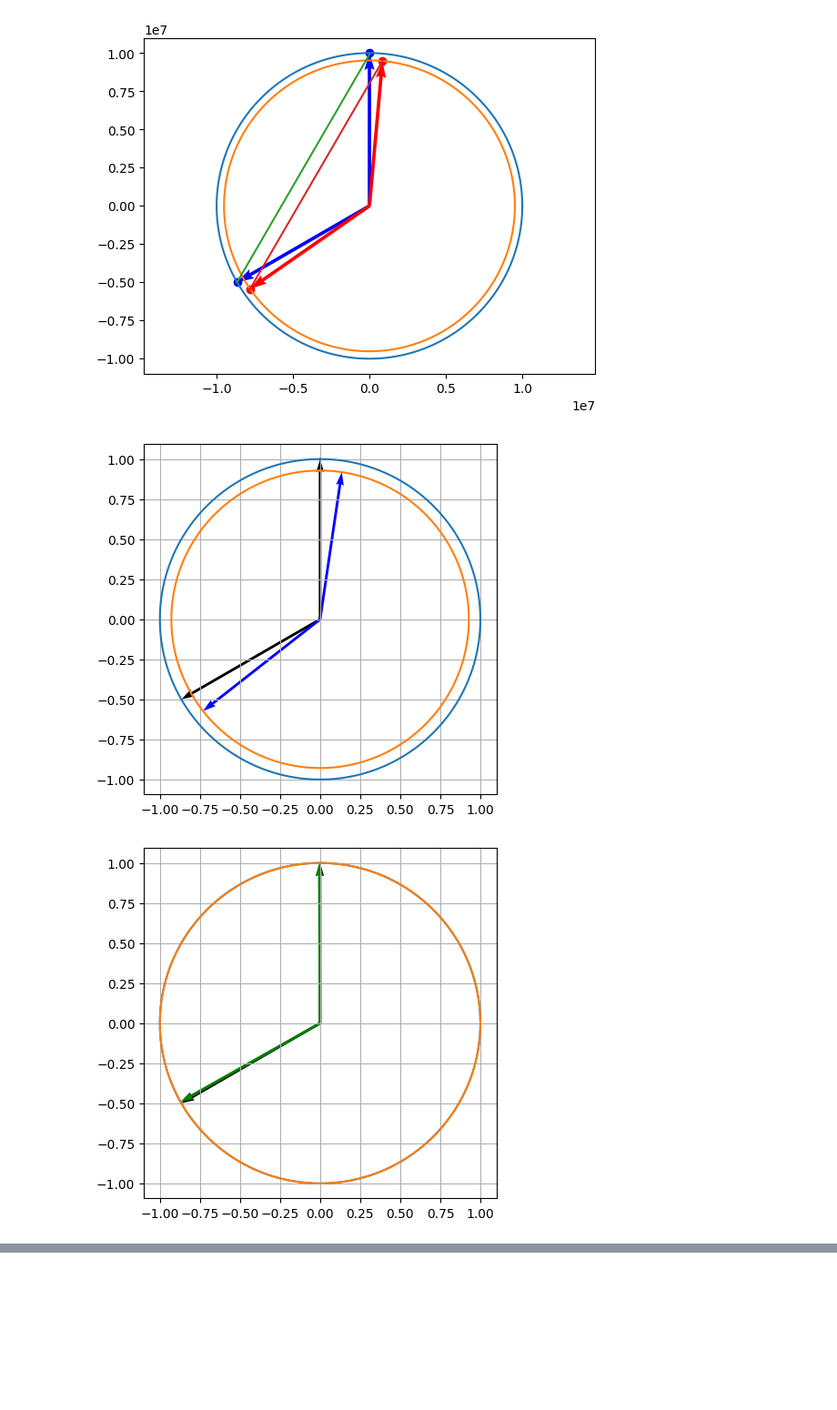
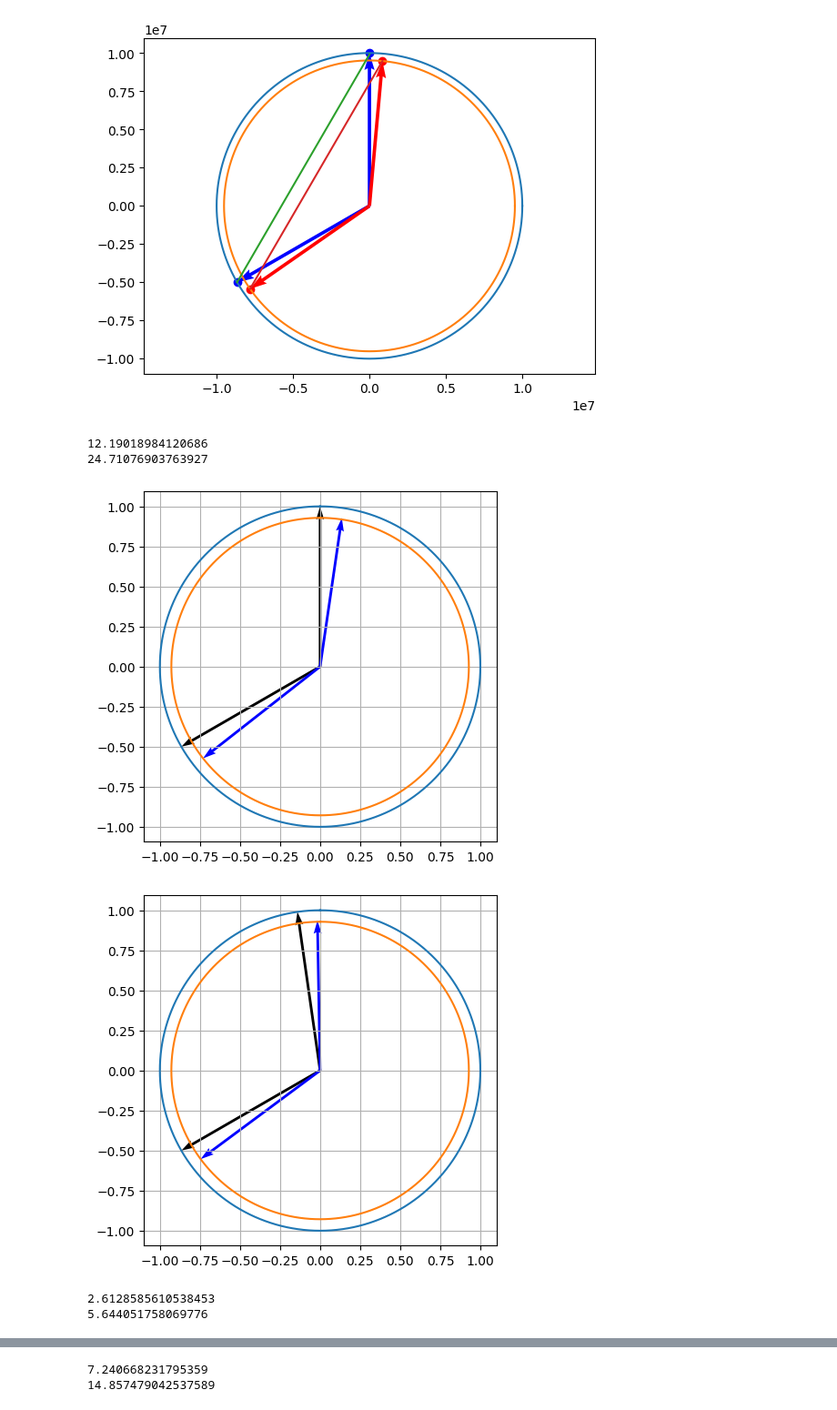
Before and after one commit to mhchoi960905/Holographic-optical-element-pre-compensation, a Jupyter notebook: wavelength_test_MHChoi.ipynb, the cells around one changed output, grey strips where cells are left out. Shown: that part at 91% size. Drawn from its saved outputs; the diff is of its cells as text; code cells hidden in the pictures; blank space fills up the shorter version.

```diff
--- a/wavelength_test_MHChoi.ipynb
+++ b/wavelength_test_MHChoi.ipynb
@@ -414,7 +414,7 @@ import matplotlib.pyplot as plt
 # Parameters
 cm, mm, um, nm = (1e-2, 1e-3, 1e-6, 1e-9)
 wvl_record = np.array([488*nm, 532*nm, 660*nm])
-wvl_disp_center = np.array([453*nm, 532*nm, 628*nm])
+wvl_disp_center = np.array([453*nm, 520*nm, 628*nm])
 num_wvl = len(wvl_record)
 shrinkage_HOE = 0.6 / 100 # achieved from project with naver labs
 n_air = 1.000277
@@ -466,7 +466,17 @@ for i in range(num_wvl):
       k_uvec_out_sig_record = np.array([x2_out, z2_out])
    else:
       k_uvec_out_sig_record = np.array([x1_out, z1_out])
-   k_uvec_out_ref_record = k_uvec_out_sig_record + K_uvec_out_precomp
+   k_uvec_out_ref_record = k_uvec_out_sig_record + K_uvec_out_ideal
+   K_uvec_out_record = k_uvec_out_ref_record - k_uvec_out_sig_record
+
+   new_alpha_wg = np.arctan(k_uvec_out_ref_record[0]/k_uvec_out_ref_record[1])
+   new_beta_wg = np.arctan(k_uvec_out_sig_record[0]/k_uvec_out_sig_record[1])
+   phi_wg_prism = theta_prism - new_beta_wg
+   phi_air_prism = angle_after_refract(phi_wg_prism,n_wg, n_air)
+   print(np.rad2deg(phi_air_prism))
+   phi_air_mirror = phi_air_prism - np.arcsin(n_wg/n_air * np.sin(-new_alpha_wg))
+   print(np.rad2deg(phi_air_mirror))
+
 
    a = K_uvec_in_precomp[0]; b = K_uvec_in_precomp[1]
    x1_in = -(a**2 - 2*b*(b/2 + (a*(-(a**2 + b**2 - 4*k_ratio**2)/(a**2 + b**2))**(1/2))/2) + b**2)/(2*a)
@@ -479,46 +489,51 @@ for i in range(num_wvl):
       k_uvec_in_sig_record = np.array([x2_in, z2_in])
    else:
       k_uvec_in_sig_record = np.array([x1_in, z1_in])
-   k_uvec_in_ref_record = k_uvec_in_sig_record + K_uvec_in_precomp
-   k_uvec_in_ref_record = k_uvec_in_sig_record + K_uvec_in_precomp
-
-
+   k_uvec_in_ref_record = k_uvec_in_sig_record + K_uvec_in_precomp * (1+shrinkage_HOE)
 
 
 
    # For plotting
    x_domain = np.linspace(-1, 1, 1001)
    y_domain = np.linspace(-1, 1, 1001)
    color_ = ['b', 'g', 'r']
    theta_domain = np.deg2rad(np.linspace(0, 360, 721))
    plt.figure(figsize=(5,5))
    plt.grid()
    plt.plot(np.sin(theta_domain), np.cos(theta_domain))
    plt.plot(k_ratio * np.sin(theta_domain), k_ratio * np.cos(theta_domain))
    plt.quiver(0, 0, k_uvec_out_ref[0], k_uvec_out_ref[1], units='xy', scale=1, color='k')
    plt.quiver(0, 0, k_uvec_out_sig[0], k_uvec_out_sig[1], units='xy', scale=1, color='k')
    plt.quiver(0, 0, k_uvec_out_ref_record[0], k_uvec_out_ref_record[1], units='xy', scale=1, color=color_[i])
    plt.quiver(0, 0, k_uvec_out_sig_record[0], k_uvec_out_sig_record[1], units='xy', scale=1, color=color_[i])
    plt.axis('equal')
-
    plt.show()
 
-
-
-
-
-
+   plt.figure(figsize=(5,5))
+   plt.grid()
+   plt.plot(np.sin(theta_domain), np.cos(theta_domain))
+   plt.plot(k_ratio * np.sin(theta_domain), k_ratio * np.cos(theta_domain))
+   plt.quiver(0, 0, k_uvec_in_ref[0], k_uvec_in_ref[1], units='xy', scale=1, color='k')
+   plt.quiver(0, 0, k_uvec_in_sig[0], k_uvec_in_sig[1], units='xy', scale=1, color='k')
+   plt.quiver(0, 0, k_uvec_in_ref_record[0], k_uvec_in_ref_record[1], units='xy', scale=1, color=color_[i])
+   plt.quiver(0, 0, k_uvec_in_sig_record[0], k_uvec_in_sig_record[1], units='xy', scale=1, color=color_[i])
+   plt.axis('equal')
+   plt.show()
 
 def angle_PG_deflect(input_wvl, Period_grating=3.2*um):
    # Default PG has 10 degrees deflection at 550nm
    k = 2*np.pi / input_wvl
    K = 2*np.pi / Period_grating
    deflect_angle = np.arctan(K/np.sqrt(k**2-K**2))
    return deflect_angle # unit --> radians
 
 def angle_after_refract(theta, n_first, n_second):
    refract_angle = np.arcsin(n_first/n_second * np.sin(theta))
    return refract_angle # unit --> radians
 # %% [output]
+12.19018984120686
+24.71076903763927
 [figure]
-[figure, old version]
+[figure, new version]
+2.6128585610538453
+5.644051758069776
@@ -525,0 +542,2 @@ def angle_after_refract(theta, n_first, n_second):
+7.240668231795359
+14.857479042537589
```
Also changed, not shown: parts of 4 cells of this notebook, 1 other file.
